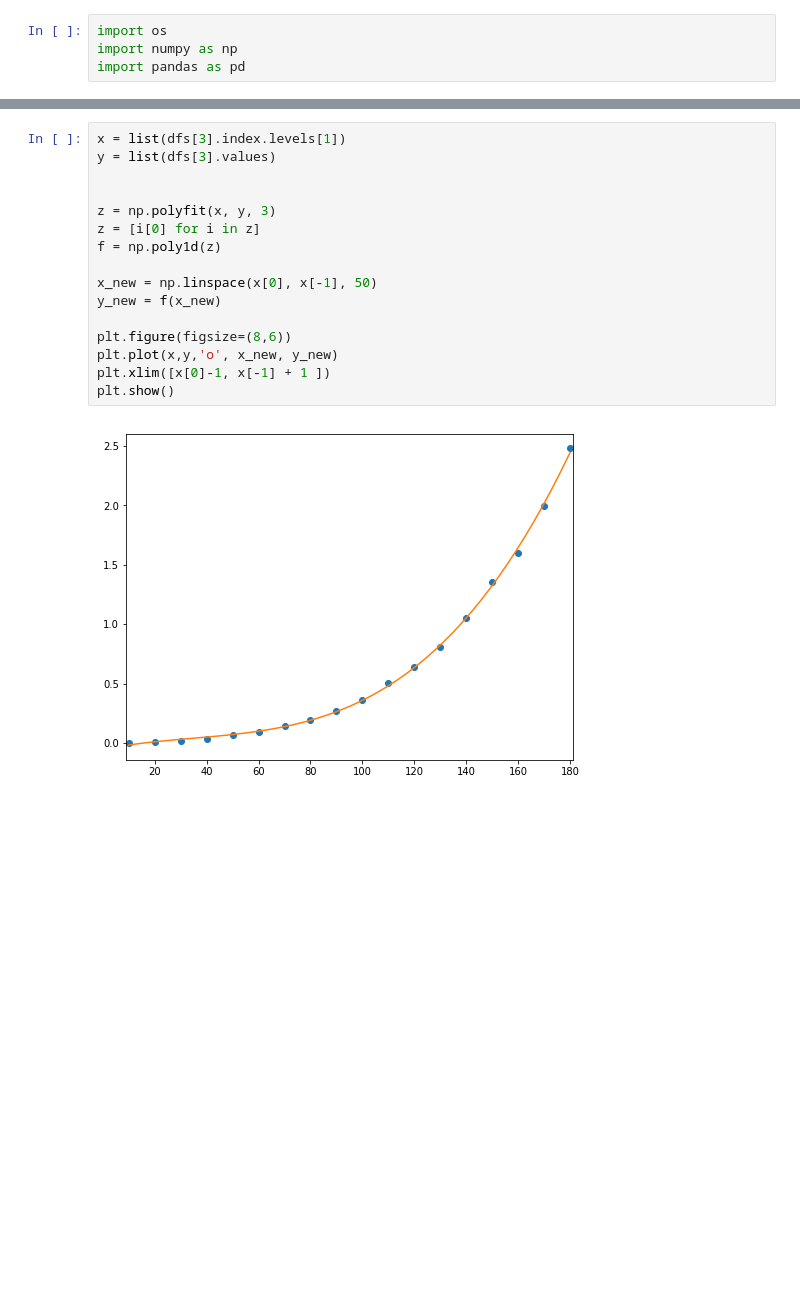
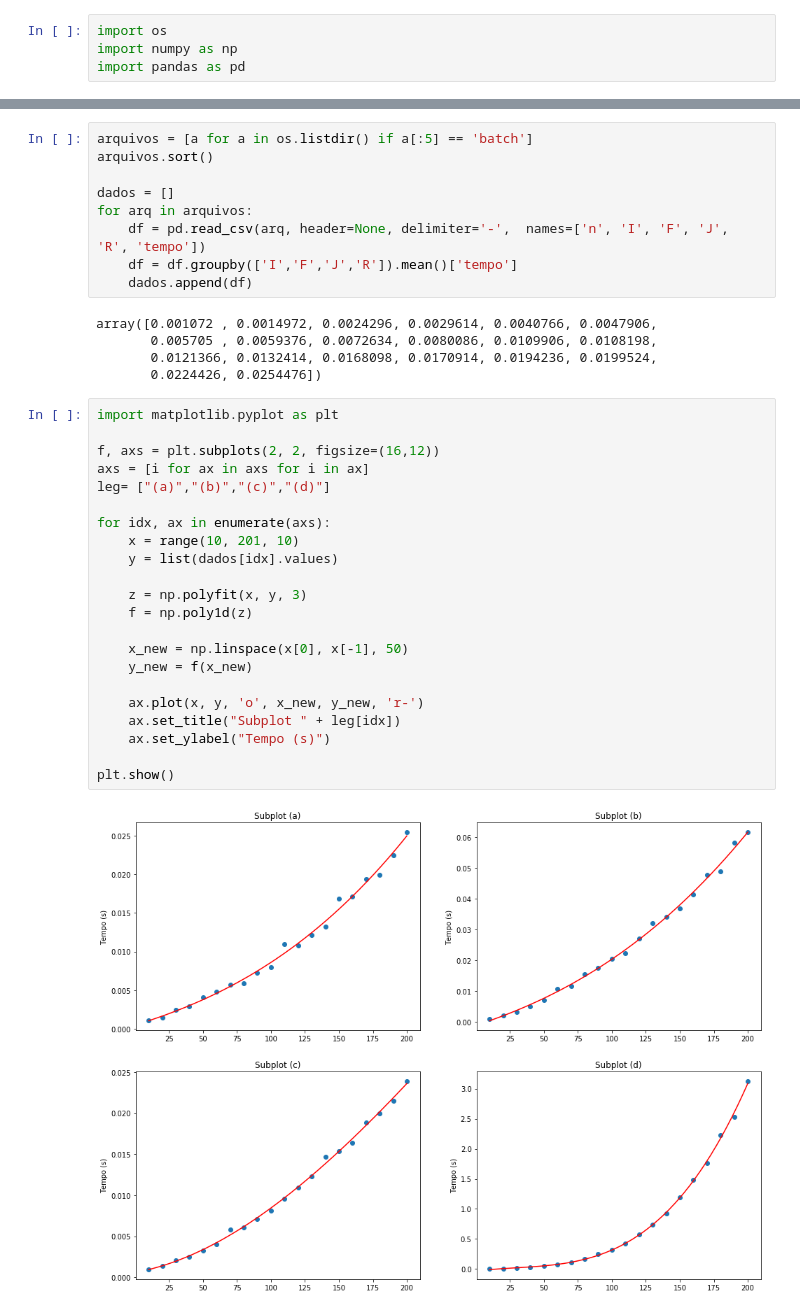
Before and after one commit to datashering/trab_heuristica, a Jupyter notebook: saida/analise.ipynb, the cells around one changed output, grey strips where cells are left out. Drawn from its saved outputs; the diff is of its cells as text; blank space fills up the shorter version.

```diff
--- a/saida/analise.ipynb
+++ b/saida/analise.ipynb
@@ -53,18 +5,38 @@ plt.show()
-# %%
-x = list(dfs[3].index.levels[1])
-y = list(dfs[3].values)
-
-
-z = np.polyfit(x, y, 3)
-z = [i[0] for i in z]
-f = np.poly1d(z)
-
-x_new = np.linspace(x[0], x[-1], 50)
-y_new = f(x_new)
-
-plt.figure(figsize=(8,6))
-plt.plot(x,y,'o', x_new, y_new)
-plt.xlim([x[0]-1, x[-1] + 1 ])
-plt.show()
-# %% [output]
-[figure, removed]
+# %%
+arquivos = [a for a in os.listdir() if a[:5] == 'batch']
+arquivos.sort()
+
+dados = []
+for arq in arquivos:
+    df = pd.read_csv(arq, header=None, delimiter='-',  names=['n', 'I', 'F', 'J', 'R', 'tempo'])
+    df = df.groupby(['I','F','J','R']).mean()['tempo']
+    dados.append(df)
+# %% [output]
+array([0.001072 , 0.0014972, 0.0024296, 0.0029614, 0.0040766, 0.0047906,
+       0.005705 , 0.0059376, 0.0072634, 0.0080086, 0.0109906, 0.0108198,
+       0.0121366, 0.0132414, 0.0168098, 0.0170914, 0.0194236, 0.0199524,
+       0.0224426, 0.0254476])
+# %%
+import matplotlib.pyplot as plt
+
+f, axs = plt.subplots(2, 2, figsize=(16,12))
+axs = [i for ax in axs for i in ax]
+leg= ["(a)","(b)","(c)","(d)"]
+
+for idx, ax in enumerate(axs):
+    x = range(10, 201, 10)
+    y = list(dados[idx].values)
+
+    z = np.polyfit(x, y, 3)
+    f = np.poly1d(z)
+
+    x_new = np.linspace(x[0], x[-1], 50)
+    y_new = f(x_new)
+
+    ax.plot(x, y, 'o', x_new, y_new, 'r-')
+    ax.set_title("Subplot " + leg[idx])
+    ax.set_ylabel("Tempo (s)")
+
+plt.show()
+# %% [output]
+[figure, added]
```
Also changed, not shown: parts of 2 cells of this notebook, 5 other files.
